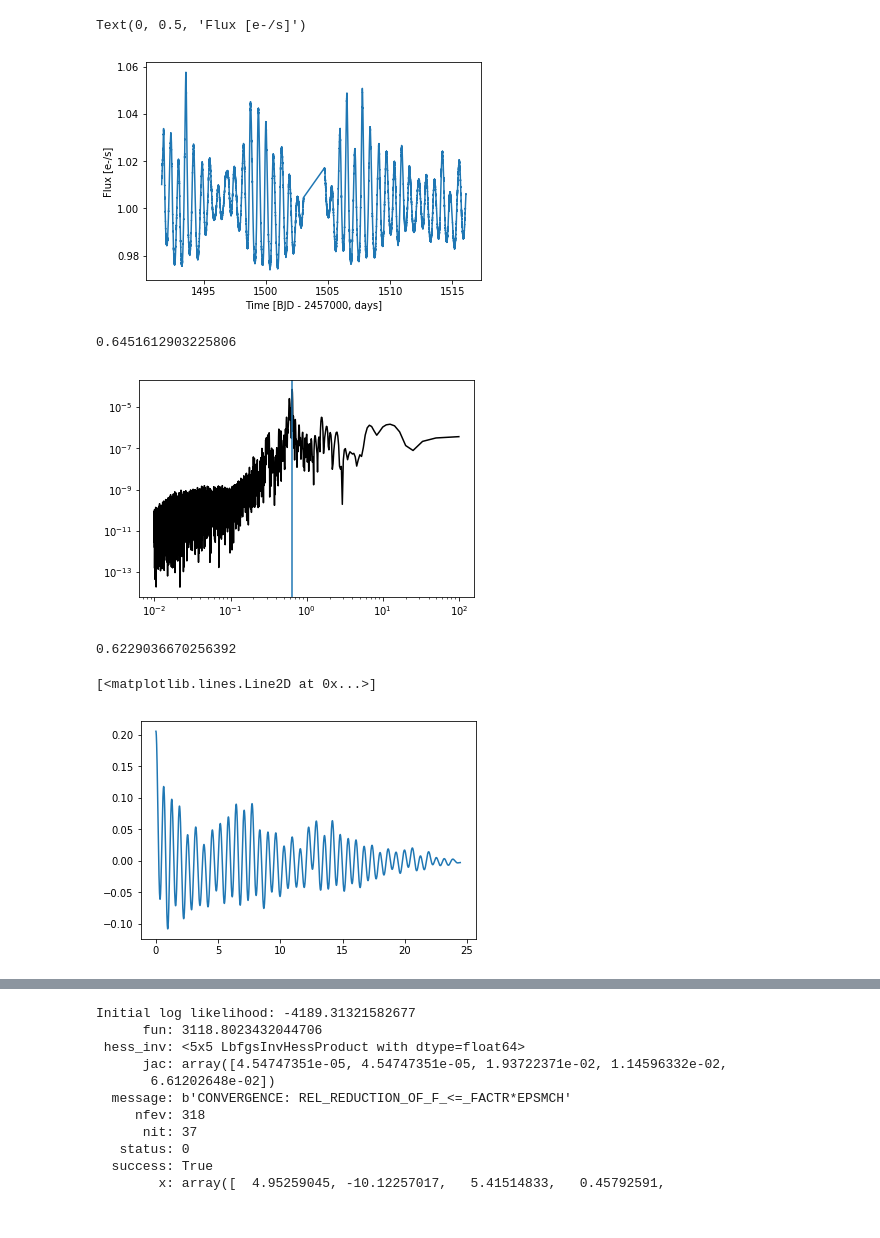
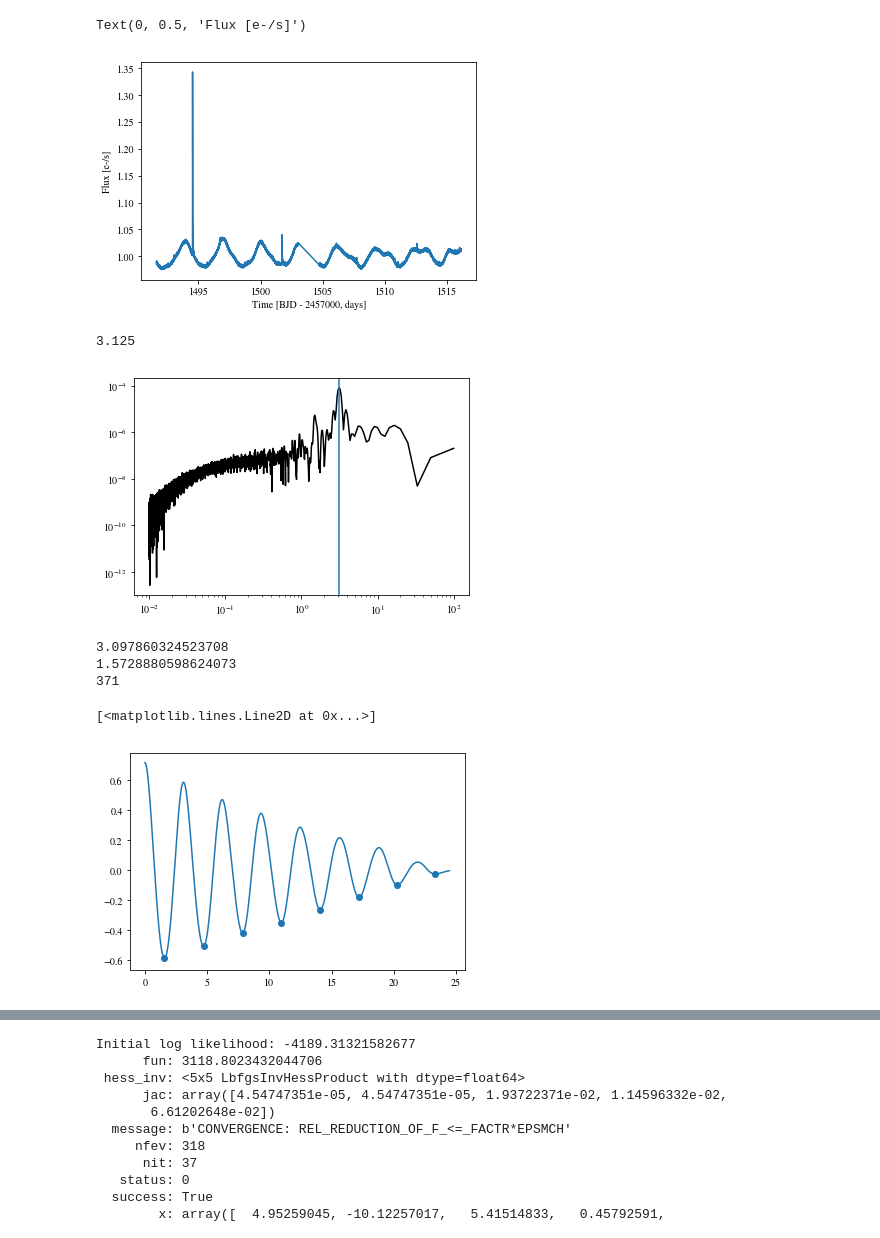
Before and after one commit to spencerw/tess_flare, a Jupyter notebook: gaussianProcess.ipynb, the cells around one changed output, grey strips where cells are left out. Drawn from its saved outputs; the diff is of its cells as text; code cells hidden in the pictures.

```diff
--- a/gaussianProcess.ipynb
+++ b/gaussianProcess.ipynb
@@ -13,6 +13,10 @@ from astropy.io import fits
 from astropy.table import Table
 
 from flareTools import FINDflare
+
+import matplotlib as mpl
+mpl.rcParams.update({'font.size': 18, 'font.family': 'STIXGeneral', 'mathtext.fontset': 'stix',
+                            'image.cmap': 'viridis'})
 # %%
 path = '/astro/store/gradscratch/tmp/scw7/tessData/lightcurves/sec7/'
 
@@ -45,22 +49,24 @@ f9 = 'tess2019006130736-s0007-0000000026045729-0131-s_lc.fits'
 # %%
-with fits.open(path+f9, mode='readonly') as hdulist:
+with fits.open(path+f3, mode='readonly') as hdulist:
     tess_bjds = hdulist[1].data['TIME']
     pdcsap_fluxes = hdulist[1].data['PDCSAP_FLUX']
     pdcsap_flux_error = hdulist[1].data['PDCSAP_FLUX_ERR']
     tess_quality = hdulist[1].data['QUALITY']
 
 mask = (tess_quality == 0) #& (tess_bjds < 1500)
 time = tess_bjds[mask]
 flux = pdcsap_fluxes[mask]
 median = np.nanmedian(flux)
 error = pdcsap_flux_error[mask]
 
 plt.plot(time, flux/median)
 plt.xlabel('Time [BJD - 2457000, days]')
 plt.ylabel('Flux [e-/s]')
+
+#plt.plot(time[::10], flux[::10]/median)
 # %% [output]
 Text(0, 0.5, 'Flux [e-/s]')
-[figure, old version]
+[figure, new version]
 # %%
 from astropy.stats import LombScargle
 
@@ -80,16 +86,30 @@ plt.axvline(period)
 plt.xscale('log')
 plt.yscale('log')
 # %% [output]
-0.6451612903225806
+3.125
-[figure, old version]
+[figure, new version]
 # %%
+from scipy.signal import argrelextrema
+
 acf = xo.autocorr_estimator(x, y, yerr=yerr, min_period=0.1, max_period=27, max_peaks=2)
 period = acf['peaks'][0]['period']
 print(period)
+min_idx = argrelextrema(acf['autocorr'][1], np.less)
+window = acf['autocorr'][0][min_idx][0]
+print(window)
+plt.scatter(acf['autocorr'][0][min_idx], acf['autocorr'][1][min_idx])
+
+acf_1dt = acf['peaks'][0]['period']
+mask = np.where((acf['autocorr'][0] == acf['peaks'][0]['period']))[0]
+acf_1pk = acf['autocorr'][1][mask][0]
+s_window = int(acf_1dt/np.fabs(np.nanmedian(np.diff(x))) / 6)
+print(s_window)
 
 plt.plot(acf['autocorr'][0], acf['autocorr'][1])
 # %% [output]
-0.6229036670256392
+3.097860324523708
+1.5728880598624073
+371
 [<matplotlib.lines.Line2D at 0x...>]
-[figure, old version]
+[figure, new version]
 # %%
```
Also changed, not shown: parts of 13 cells of this notebook.
